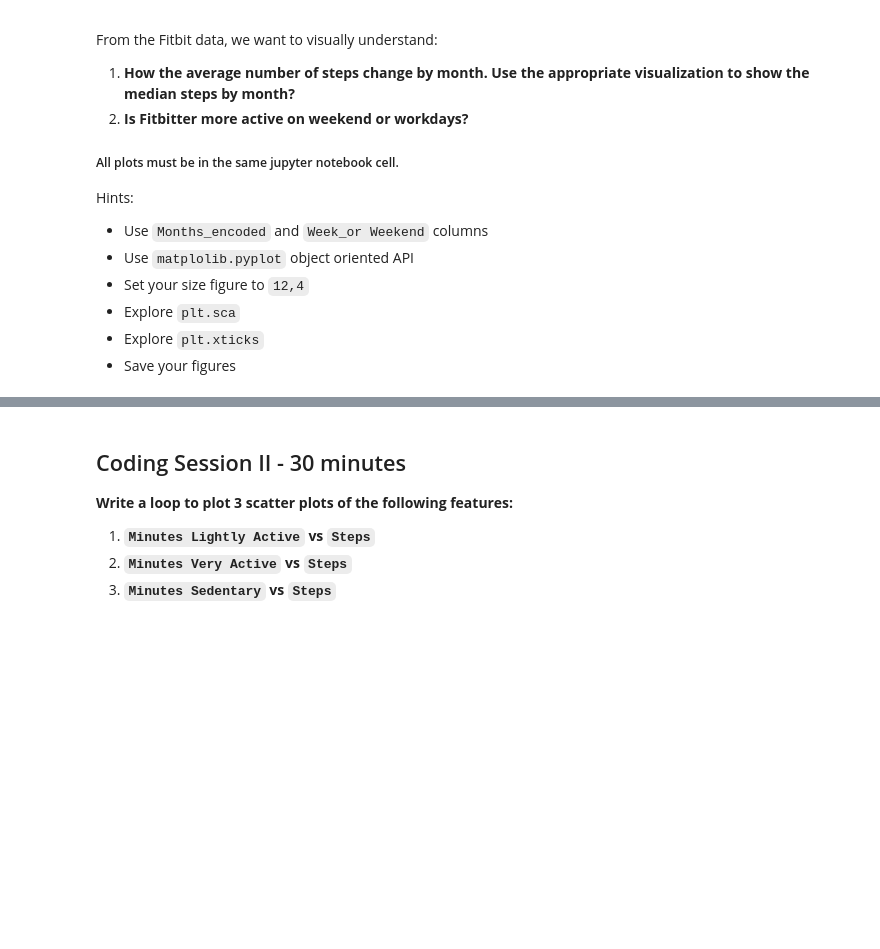
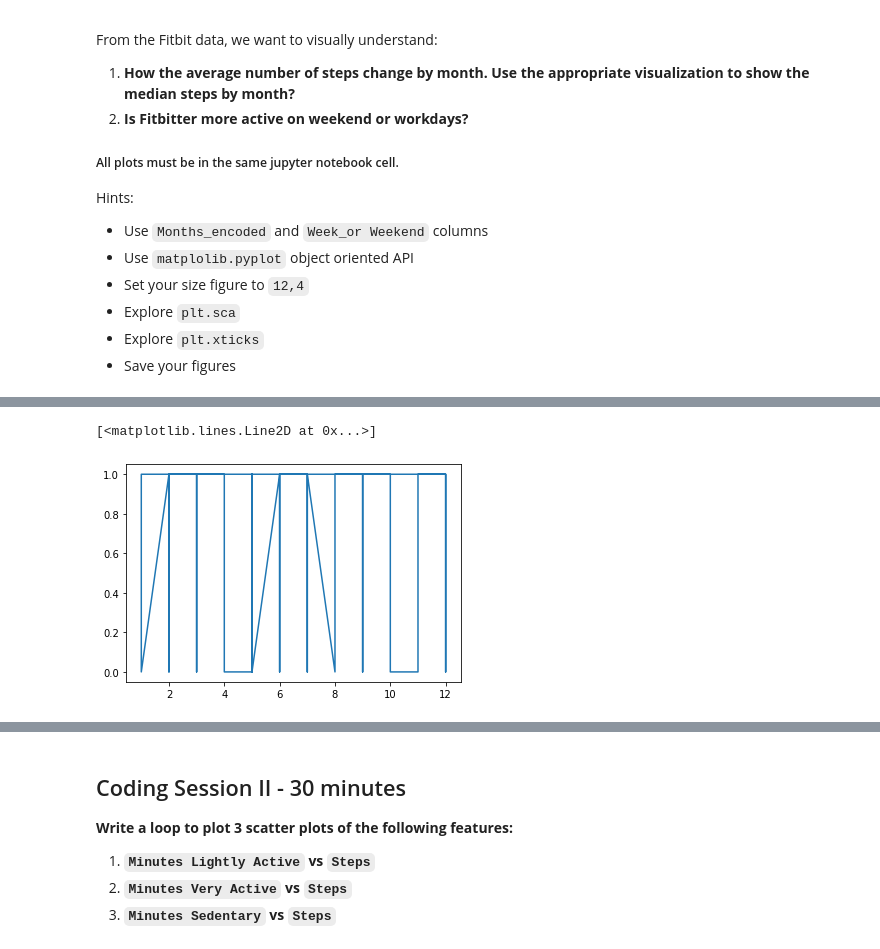
Before and after one commit to ironhack-datalabs/datamad1020-rev, a Jupyter notebook: module-1/lab-matplotlib-seaborn/your-code/challenge-2.ipynb, the cells around one changed output, grey strips where cells are left out. Drawn from its saved outputs; the diff is of its cells as text; code cells hidden in the pictures; blank space fills up the shorter version.

```diff
--- a/module-1/lab-matplotlib-seaborn/your-code/challenge-2.ipynb
+++ b/module-1/lab-matplotlib-seaborn/your-code/challenge-2.ipynb
@@ -43,0 +46,5 @@ Hints:
+# %%
+plt.plot(fitbit.Months_encoded,fitbit.Work_or_Weekend)
+# %% [output]
+[<matplotlib.lines.Line2D at 0x...>]
+[figure, added]
```
Also changed, not shown: parts of 9 cells of this notebook, 1 other file.
